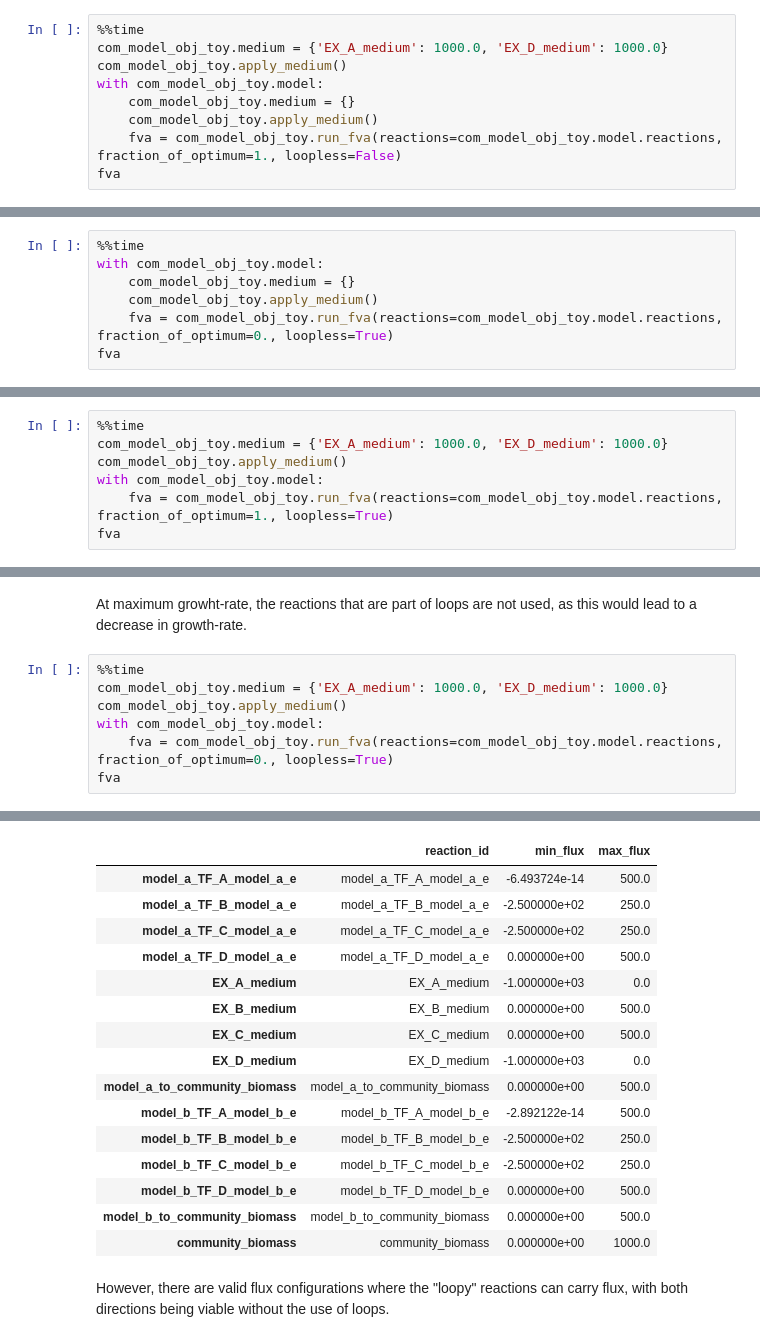
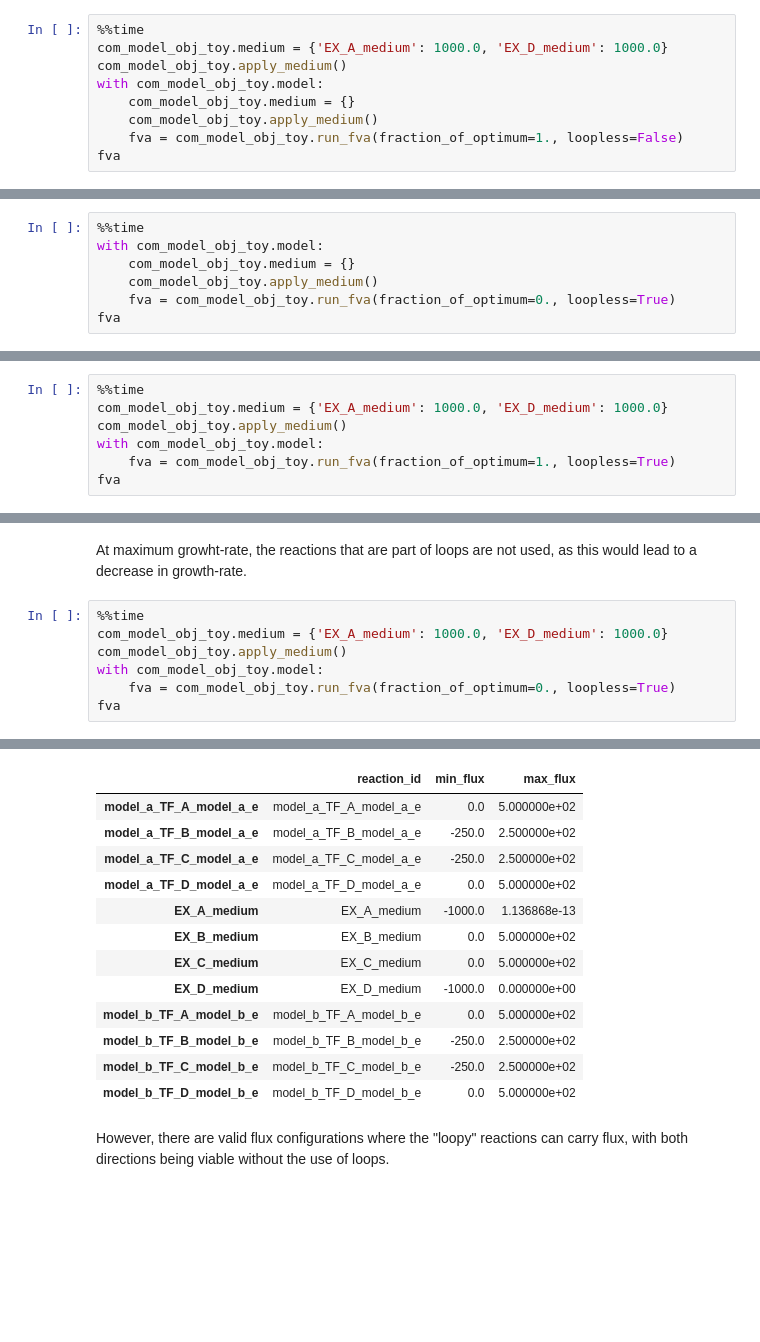
Before and after one commit to univieCUBE/PyCoMo, a Jupyter notebook: docs/source/loopless_fva_tutorial.ipynb, the cells around one changed output, grey strips where cells are left out. Drawn from its saved outputs; the diff is of its cells as text; blank space fills up the shorter version.

```diff
--- a/docs/source/loopless_fva_tutorial.ipynb
+++ b/docs/source/loopless_fva_tutorial.ipynb
@@ -182,6 +175,6 @@ com_model_obj_toy.apply_medium()
 with com_model_obj_toy.model:
     com_model_obj_toy.medium = {}
     com_model_obj_toy.apply_medium()
-    fva = com_model_obj_toy.run_fva(reactions=com_model_obj_toy.model.reactions, fraction_of_optimum=1., loopless=False)
+    fva = com_model_obj_toy.run_fva(fraction_of_optimum=1., loopless=False)
 fva
 # %% [output]
@@ -233,6 +205,6 @@ __Note:__ For larger (genome-scale, >4 members) it will be beneficial to use par
 with com_model_obj_toy.model:
     com_model_obj_toy.medium = {}
     com_model_obj_toy.apply_medium()
-    fva = com_model_obj_toy.run_fva(reactions=com_model_obj_toy.model.reactions, fraction_of_optimum=0., loopless=True)
+    fva = com_model_obj_toy.run_fva(fraction_of_optimum=0., loopless=True)
 fva
 # %% [output]
@@ -278,6 +240,6 @@ With loopless FVA, PyCoMo correctly calculates 0 flux for all reactions, when no
 com_model_obj_toy.medium = {'EX_A_medium': 1000.0, 'EX_D_medium': 1000.0}
 com_model_obj_toy.apply_medium()
 with com_model_obj_toy.model:
-    fva = com_model_obj_toy.run_fva(reactions=com_model_obj_toy.model.reactions, fraction_of_optimum=1., loopless=True)
+    fva = com_model_obj_toy.run_fva(fraction_of_optimum=1., loopless=True)
 fva
 # %% [output]
@@ -323,6 +275,6 @@ At maximum growht-rate, the reactions that are part of loops are not used, as th
 com_model_obj_toy.medium = {'EX_A_medium': 1000.0, 'EX_D_medium': 1000.0}
 com_model_obj_toy.apply_medium()
 with com_model_obj_toy.model:
-    fva = com_model_obj_toy.run_fva(reactions=com_model_obj_toy.model.reactions, fraction_of_optimum=0., loopless=True)
+    fva = com_model_obj_toy.run_fva(fraction_of_optimum=0., loopless=True)
 fva
 # %% [output]
@@ -348,19 +293,16 @@ Wall time: 4.71 s
 |  | reaction_id | min_flux | max_flux |
-| model_a_TF_A_model_a_e | model_a_TF_A_model_a_e | -6.493724e-14 | 500.0 |
-| model_a_TF_B_model_a_e | model_a_TF_B_model_a_e | -2.500000e+02 | 250.0 |
-| model_a_TF_C_model_a_e | model_a_TF_C_model_a_e | -2.500000e+02 | 250.0 |
-| model_a_TF_D_model_a_e | model_a_TF_D_model_a_e | 0.000000e+00 | 500.0 |
-| EX_A_medium | EX_A_medium | -1.000000e+03 | 0.0 |
-| EX_B_medium | EX_B_medium | 0.000000e+00 | 500.0 |
-| EX_C_medium | EX_C_medium | 0.000000e+00 | 500.0 |
-| EX_D_medium | EX_D_medium | -1.000000e+03 | 0.0 |
-| model_a_to_community_biomass | model_a_to_community_biomass | 0.000000e+00 | 500.0 |
-| model_b_TF_A_model_b_e | model_b_TF_A_model_b_e | -2.892122e-14 | 500.0 |
-| model_b_TF_B_model_b_e | model_b_TF_B_model_b_e | -2.500000e+02 | 250.0 |
-| model_b_TF_C_model_b_e | model_b_TF_C_model_b_e | -2.500000e+02 | 250.0 |
-| model_b_TF_D_model_b_e | model_b_TF_D_model_b_e | 0.000000e+00 | 500.0 |
-| model_b_to_community_biomass | model_b_to_community_biomass | 0.000000e+00 | 500.0 |
-| community_biomass | community_biomass | 0.000000e+00 | 1000.0 |
+| model_a_TF_A_model_a_e | model_a_TF_A_model_a_e | 0.0 | 5.000000e+02 |
+| model_a_TF_B_model_a_e | model_a_TF_B_model_a_e | -250.0 | 2.500000e+02 |
+| model_a_TF_C_model_a_e | model_a_TF_C_model_a_e | -250.0 | 2.500000e+02 |
+| model_a_TF_D_model_a_e | model_a_TF_D_model_a_e | 0.0 | 5.000000e+02 |
+| EX_A_medium | EX_A_medium | -1000.0 | 1.136868e-13 |
+| EX_B_medium | EX_B_medium | 0.0 | 5.000000e+02 |
+| EX_C_medium | EX_C_medium | 0.0 | 5.000000e+02 |
+| EX_D_medium | EX_D_medium | -1000.0 | 0.000000e+00 |
+| model_b_TF_A_model_b_e | model_b_TF_A_model_b_e | 0.0 | 5.000000e+02 |
+| model_b_TF_B_model_b_e | model_b_TF_B_model_b_e | -250.0 | 2.500000e+02 |
+| model_b_TF_C_model_b_e | model_b_TF_C_model_b_e | -250.0 | 2.500000e+02 |
+| model_b_TF_D_model_b_e | model_b_TF_D_model_b_e | 0.0 | 5.000000e+02 |
 # %% [markdown]
 However, there are valid flux configurations where the "loopy" reactions can carry flux, with both directions being viable without the use of loops.
 # %%
```
Also changed, not shown: parts of 11 cells of this notebook, 2 other files.
